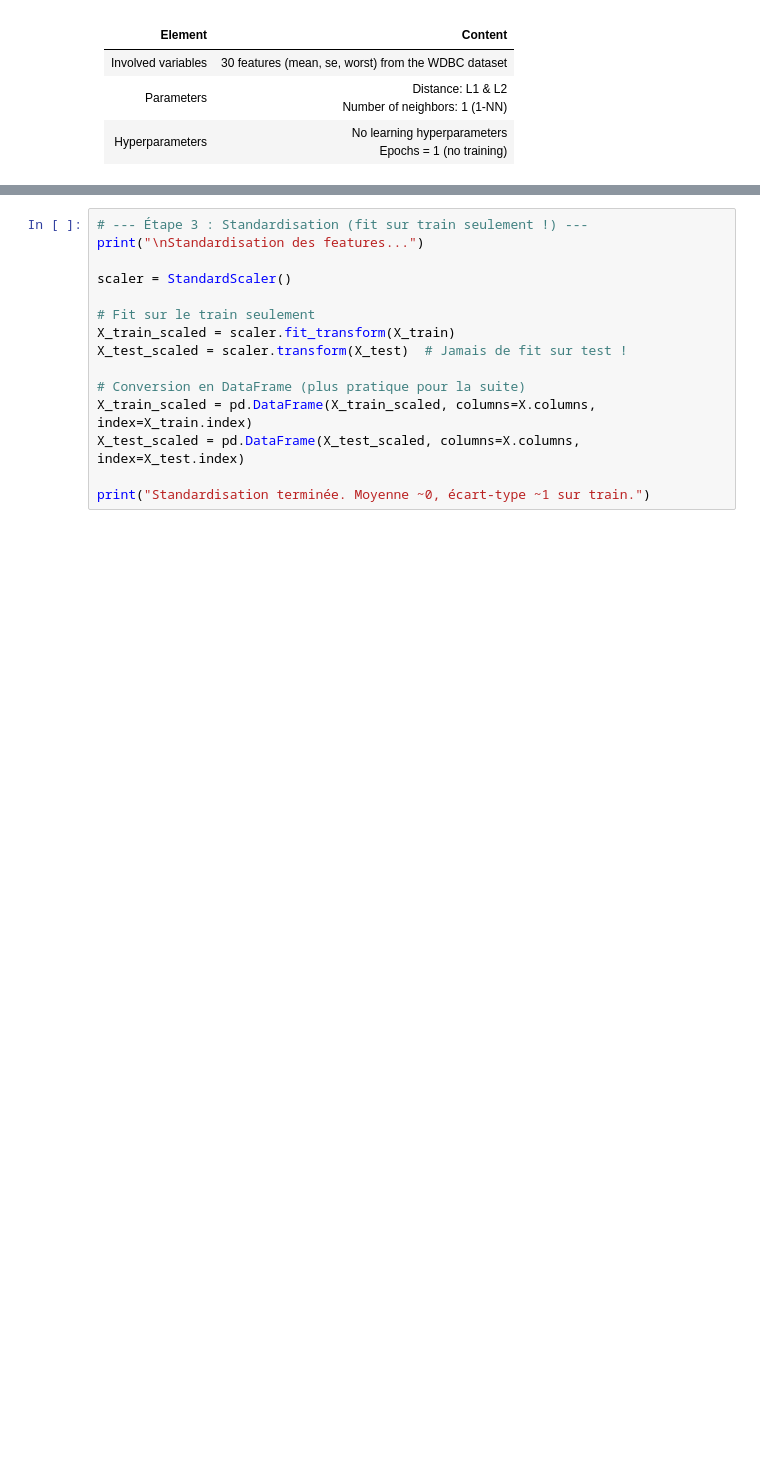
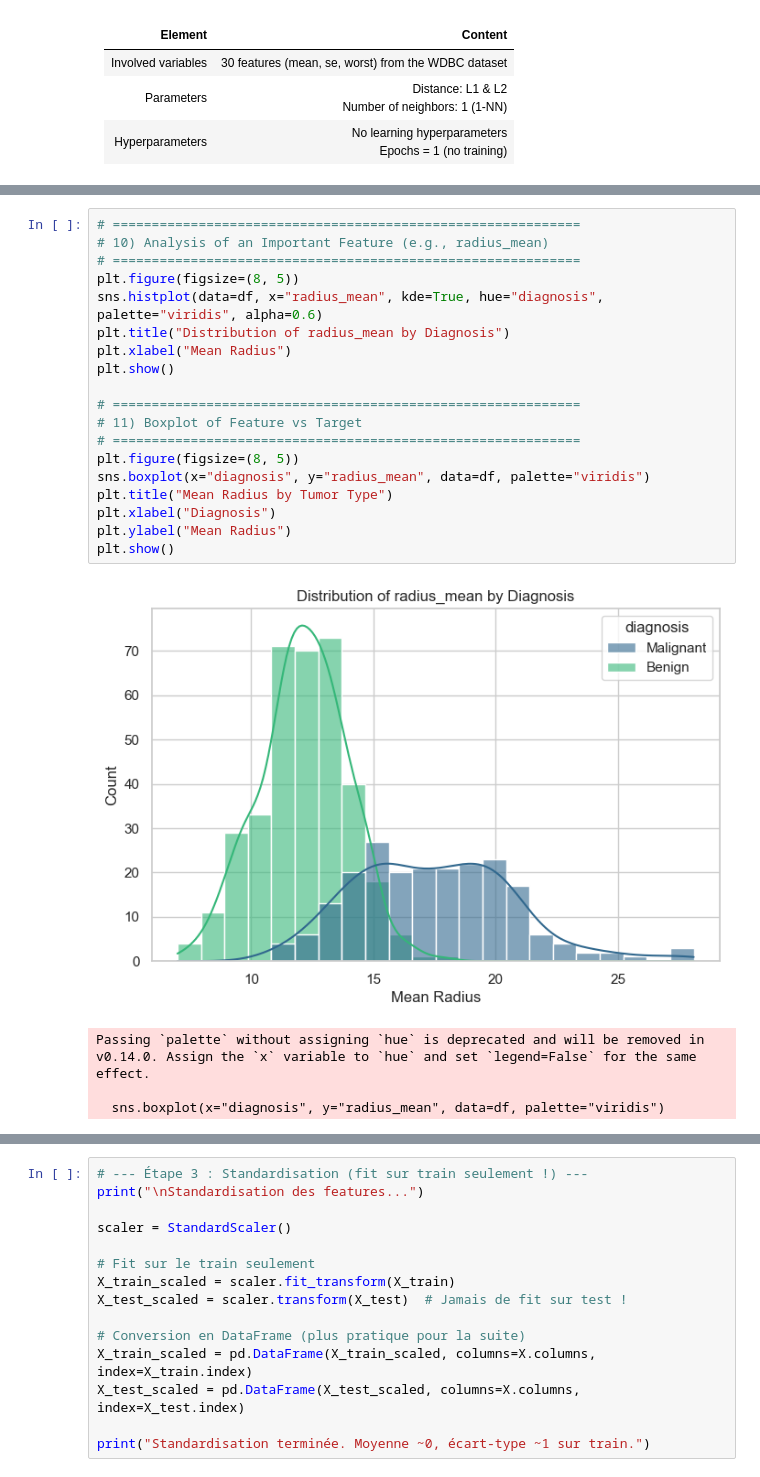
Before and after one commit to youssef060902/Algonomads_ML, a Jupyter notebook: Project.ipynb, the cells around one changed output, grey strips where cells are left out. Drawn from its saved outputs; the diff is of its cells as text; blank space fills up the shorter version.

```diff
--- a/Project.ipynb
+++ b/Project.ipynb
@@ -34,0 +217,24 @@ dso 3 : estimate the probability of a malignant breast cancer in the future .
+# %%
+# ============================================================
+# 10) Analysis of an Important Feature (e.g., radius_mean)
+# ============================================================
+plt.figure(figsize=(8, 5))
+sns.histplot(data=df, x="radius_mean", kde=True, hue="diagnosis", palette="viridis", alpha=0.6)
+plt.title("Distribution of radius_mean by Diagnosis")
+plt.xlabel("Mean Radius")
+plt.show()
+
+# ============================================================
+# 11) Boxplot of Feature vs Target
+# ============================================================
+plt.figure(figsize=(8, 5))
+sns.boxplot(x="diagnosis", y="radius_mean", data=df, palette="viridis")
+plt.title("Mean Radius by Tumor Type")
+plt.xlabel("Diagnosis")
+plt.ylabel("Mean Radius")
+plt.show()
+# %% [output]
+[figure, added]
+Passing `palette` without assigning `hue` is deprecated and will be removed in v0.14.0. Assign the `x` variable to `hue` and set `legend=False` for the same effect.
+
+  sns.boxplot(x="diagnosis", y="radius_mean", data=df, palette="viridis")
```
Also changed, not shown: parts of 41 cells of this notebook.
